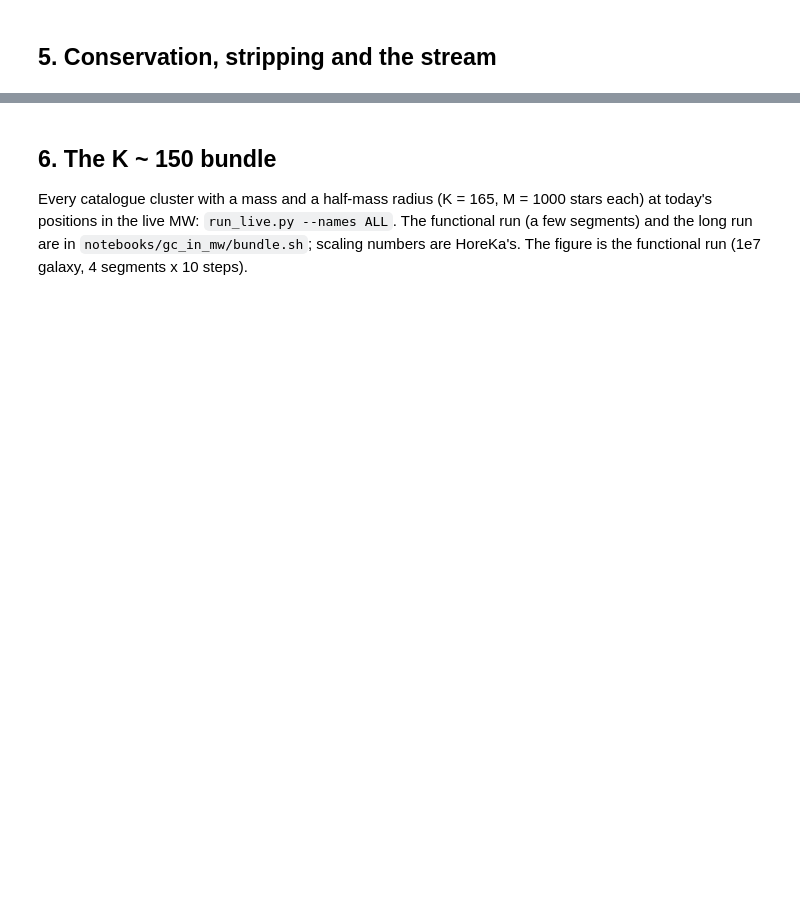
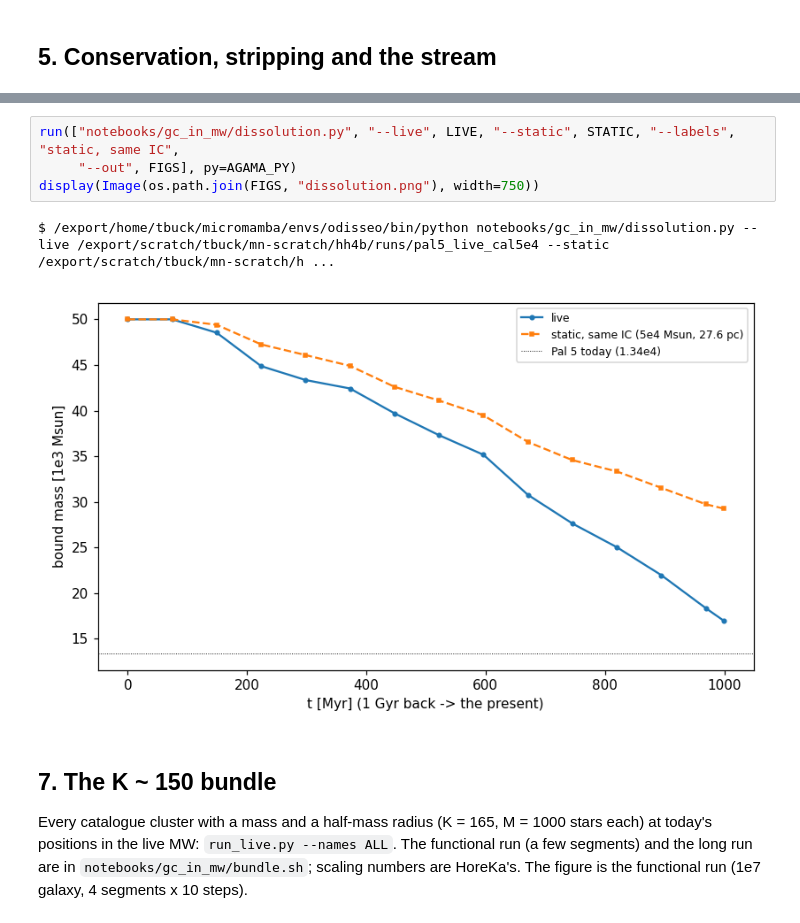
Before and after one commit to vepe99/Odisseo, a Jupyter notebook: notebooks/gc_in_mw/Pal5_live_MW.ipynb, the cells around one changed output, grey strips where cells are left out. Cells and saved outputs as stored; diff of their text form; blank space fills up the shorter version.

```diff
--- a/notebooks/gc_in_mw/Pal5_live_MW.ipynb
+++ b/notebooks/gc_in_mw/Pal5_live_MW.ipynb
@@ -158,5 +175,12 @@ $ /export/home/tbuck/micromamba/envs/odisseo/bin/python notebooks/gc_in_mw/analy
+# %%
+run(["notebooks/gc_in_mw/dissolution.py", "--live", LIVE, "--static", STATIC, "--labels", "static, same IC",
+     "--out", FIGS], py=AGAMA_PY)
+display(Image(os.path.join(FIGS, "dissolution.png"), width=750))
+# %% [output]
+$ /export/home/tbuck/micromamba/envs/odisseo/bin/python notebooks/gc_in_mw/dissolution.py --live /export/scratch/tbuck/mn-scratch/hh4b/runs/pal5_live_cal5e4 --static /export/scratch/tbuck/mn-scratch/h ...
+[figure, added]
 # %% [markdown]
-## 6. The K ~ 150 bundle
+## 7. The K ~ 150 bundle
 
 Every catalogue cluster with a mass and a half-mass radius (K = 165, M = 1000 stars each) at today's
 positions in the live MW: `run_live.py --names ALL`. The functional run (a few segments) and the long run
```
Also changed, not shown: parts of 6 cells of this notebook, 1 other file.
